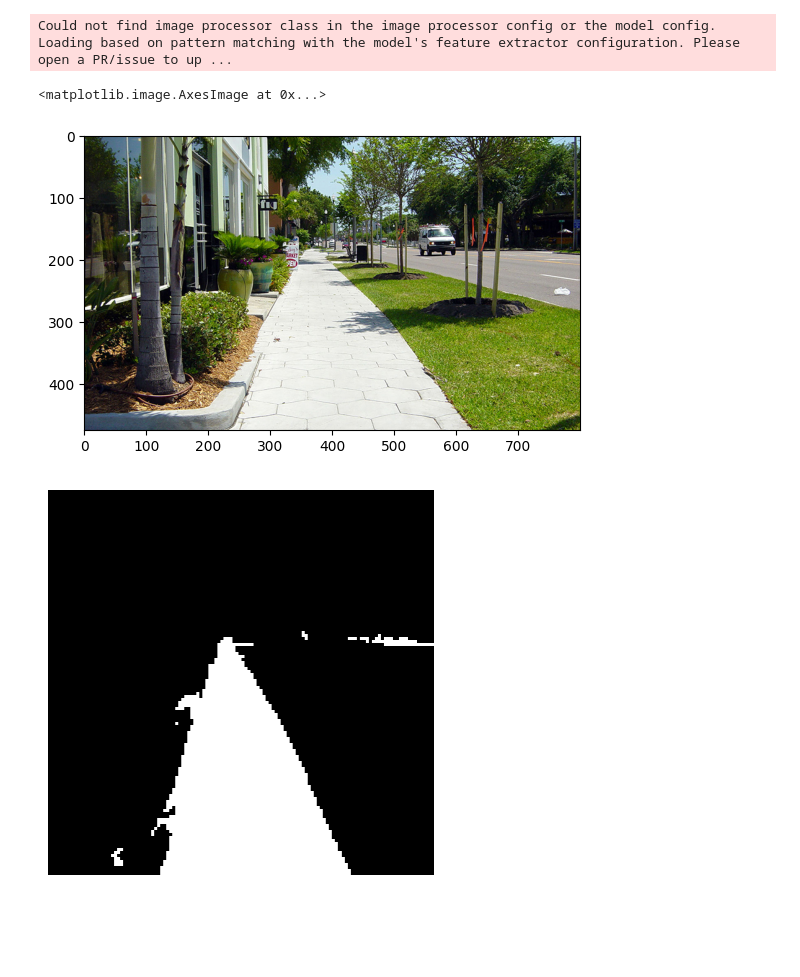
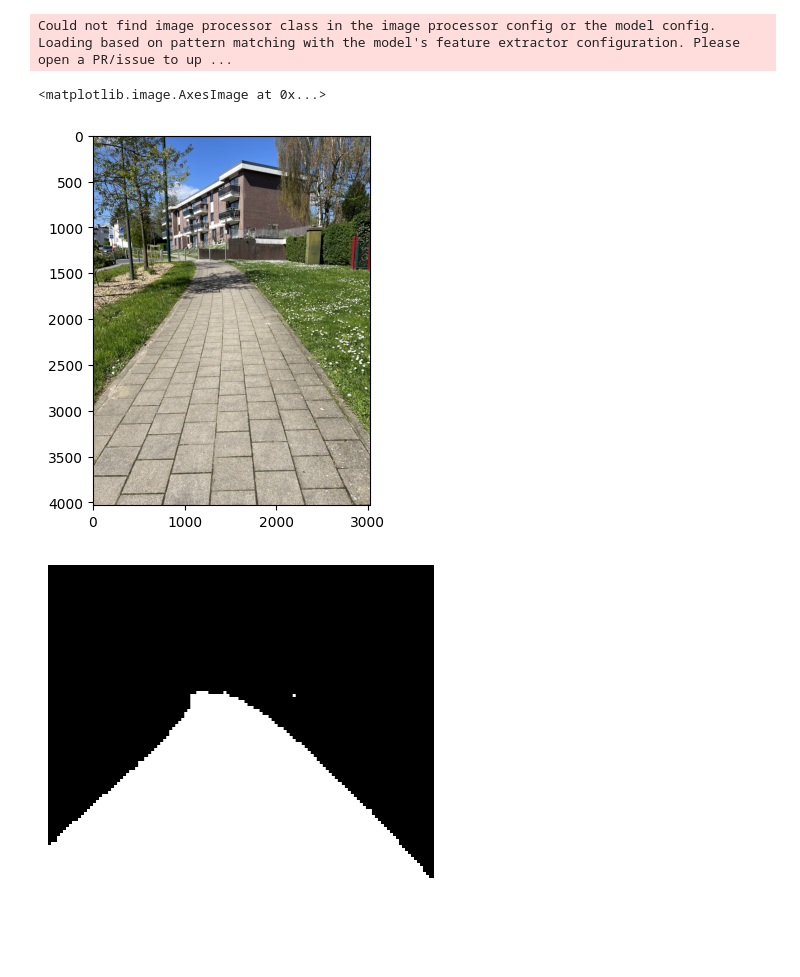
Before and after one commit to kevisam/Thesis, a Jupyter notebook: ThesisCode/DepthSensing/metric_depth/SidewalkSegmentation/load_and_use_model.ipynb, the cells around one changed output. Cells and saved outputs as stored; diff of their text form; code cells hidden in the pictures; blank space fills up the shorter version.

```diff
--- a/ThesisCode/DepthSensing/metric_depth/SidewalkSegmentation/load_and_use_model.ipynb
+++ b/ThesisCode/DepthSensing/metric_depth/SidewalkSegmentation/load_and_use_model.ipynb
@@ -8,30 +8,33 @@ from segmentation_utils import make_mask, find_sidewalk_contours,points_to_calc_
 # %%
 # Load model directly
 from transformers import AutoImageProcessor, SegformerForSemanticSegmentation
 from PIL import Image
 
 processor = AutoImageProcessor.from_pretrained("nickmuchi/segformer-b4-finetuned-segments-sidewalk")
 model = SegformerForSemanticSegmentation.from_pretrained("nickmuchi/segformer-b4-finetuned-segments-sidewalk")
 
-image_path = 'C:/Users/Kevin/Desktop/Thesis/ThesisCode/DepthSensing/images/sidewalk2.jpeg'
+image_path = 'C:/Users/Kevin/Desktop/Thesis/ThesisCode/DepthSensing/metric_depth/my_test/input/175/IMG_5155.jpeg'
 image = Image.open(image_path).convert("RGB")
+if image.height < image.width: # if image is horizontal, make it vertical
+        image = image.rotate(-90, Image.NEAREST, expand = 1)
 
 inputs = processor(images=image, return_tensors="pt")
 outputs = model(**inputs)
 logits = outputs.logits.squeeze().detach().cpu().numpy()
 list(logits.shape)
+
 plt.imshow(image)
 # %% [output]
 Could not find image processor class in the image processor config or the model config. Loading based on pattern matching with the model's feature extractor configuration. Please open a PR/issue to up ...
 <matplotlib.image.AxesImage at 0x...>
-[figure, old version]
+[figure, new version]
 # %%
 make_mask(model,logits)
-img = Image.open('C:/Users/Kevin/Desktop/Thesis/ThesisCode/DepthSensing/metric_depth/SidewalkSegmentation/image.png')
+img = Image.open('C:/Users/Kevin/Desktop/Thesis/ThesisCode/DepthSensing/metric_depth/SidewalkSegmentation/sidewalk_mask.png')
 plt.imshow(img)
 plt.show()
 # %% [output]
-[figure, old version]
+[figure, new version]
 # %%
 # Read the image
 image = cv.imread('sidewalk_mask.png')
```
Also changed, not shown: parts of 1 cell of this notebook, 3 other files.
